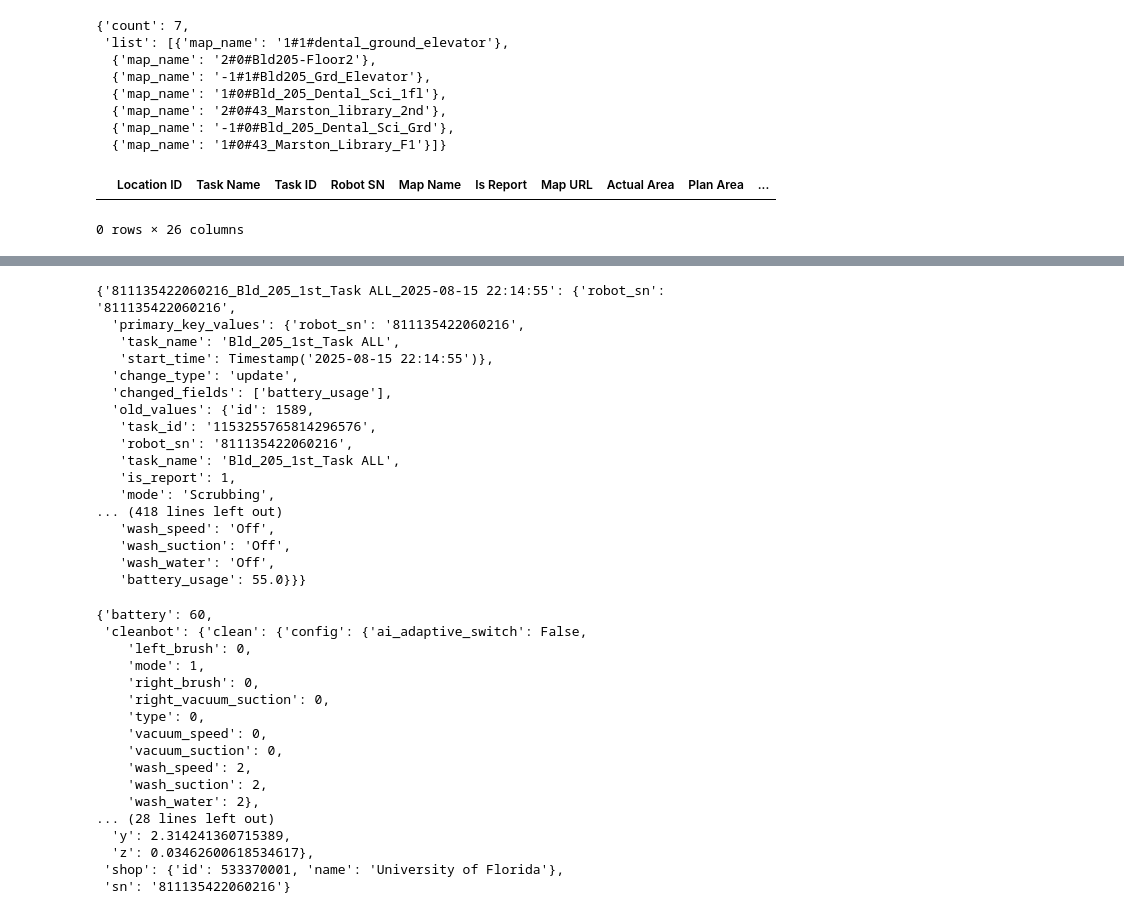
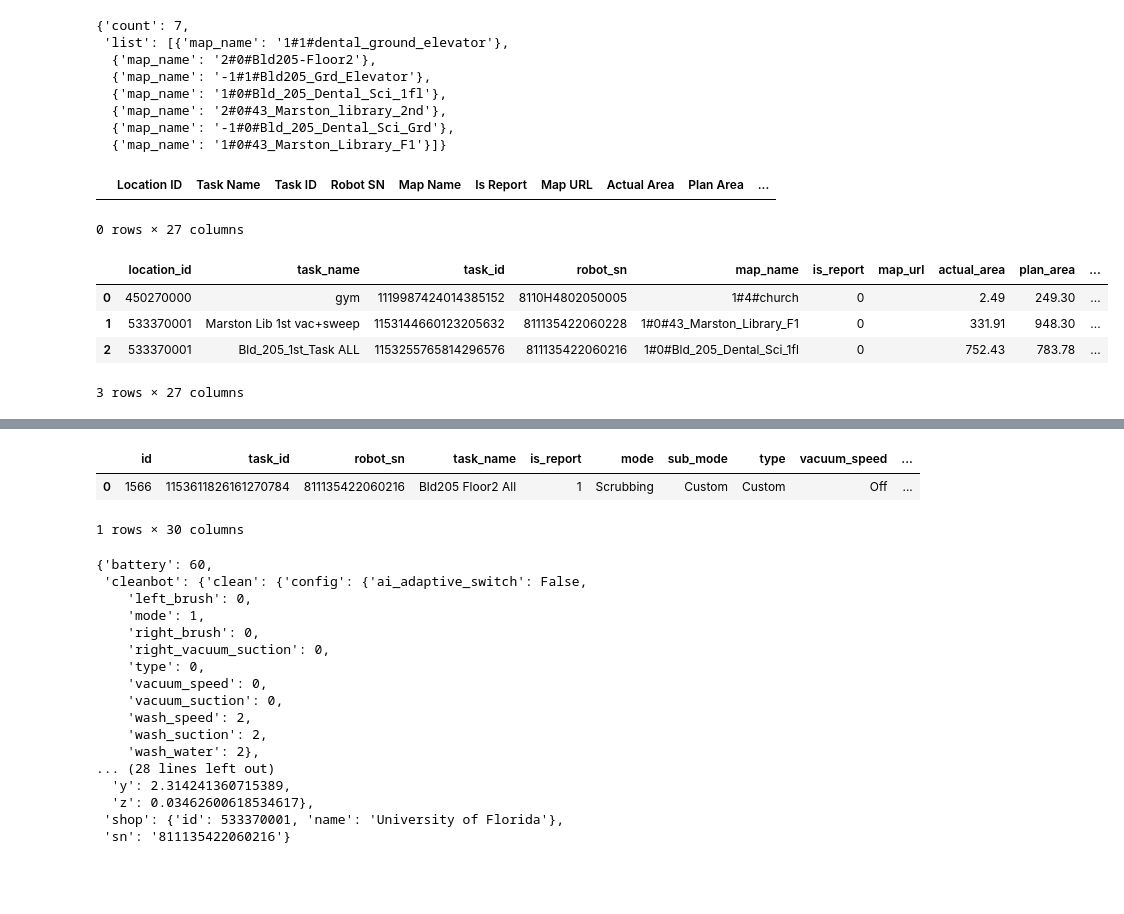
Before and after one commit to CarloCHEN/pudu_robot, a Jupyter notebook: src/ds.ipynb, the cells around one changed output, grey strips where cells are left out. Saved outputs shown, nothing was run; the diff lists cells and outputs as text; code cells hidden in the pictures; blank space fills up the shorter version.

```diff
--- a/src/ds.ipynb
+++ b/src/ds.ipynb
@@ -16,11 +16,19 @@ get_list_maps(shop_id=533370001)
   {'map_name': '-1#0#Bld_205_Dental_Sci_Grd'},
   {'map_name': '1#0#43_Marston_Library_F1'}]}
 # %%
-df = get_schedule_table(start_time='2025-08-18 00:00:00', end_time='2025-08-18 23:59:59')
+df = get_schedule_table(start_time='2025-08-20 00:00:00', end_time='2025-08-20 23:59:59')
 df
 # %% [output]
 |  | Location ID | Task Name | Task ID | Robot SN | Map Name | Is Report | Map URL | Actual Area | Plan Area | ... |
-0 rows × 26 columns
+0 rows × 27 columns
+# %%
+get_ongoing_tasks_table()
+# %% [output]
+|  | location_id | task_name | task_id | robot_sn | map_name | is_report | map_url | actual_area | plan_area | ... |
+| 0 | 450270000 | gym | 1119987424014385152 | 8110H4802050005 | 1#4#church | 0 |  | 2.49 | 249.30 | ... |
+| 1 | 533370001 | Marston Lib 1st vac+sweep | 1153144660123205632 | 811135422060228 | 1#0#43_Marston_Library_F1 | 0 |  | 331.91 | 948.30 | ... |
+| 2 | 533370001 | Bld_205_1st_Task ALL | 1153255765814296576 | 811135422060216 | 1#0#Bld_205_Dental_Sci_1fl | 0 |  | 752.43 | 783.78 | ... |
+3 rows × 27 columns
 # %%
 df = get_schedule_table(start_time='2025-08-15 00:00:00', end_time='2025-08-15 23:59:59')
 df.columns = [col.lower().replace(' ', '_') for col in df.columns]
@@ -43,4 +51,11 @@ table = RDSTable(
     fields=None,
     primary_keys=['robot_sn', 'task_name', 'start_time']
 )
+# %%
+df = table.query_data_as_df("SELECT * FROM mnt_robots_task")
+df.head(1)
+# %% [output]
+|  | id | task_id | robot_sn | task_name | is_report | mode | sub_mode | type | vacuum_speed | ... |
+| 0 | 1566 | 1153611826161270784 | 811135422060216 | Bld205 Floor2 All | 1 | Scrubbing | Custom | Custom | Off | ... |
+1 rows × 30 columns
 # %%
@@ -49,23 +67,3 @@ changes = detect_data_changes(table, data_list, table.primary_keys)
-# %%
-changes
-# %% [output]
-{'811135422060216_Bld_205_1st_Task ALL_2025-08-15 22:14:55': {'robot_sn': '811135422060216',
-  'primary_key_values': {'robot_sn': '811135422060216',
-   'task_name': 'Bld_205_1st_Task ALL',
-   'start_time': Timestamp('2025-08-15 22:14:55')},
-  'change_type': 'update',
-  'changed_fields': ['battery_usage'],
-  'old_values': {'id': 1589,
-   'task_id': '1153255765814296576',
-   'robot_sn': '811135422060216',
-   'task_name': 'Bld_205_1st_Task ALL',
-   'is_report': 1,
-   'mode': 'Scrubbing',
-... (418 lines left out)
-   'wash_speed': 'Off',
-   'wash_suction': 'Off',
-   'wash_water': 'Off',
-   'battery_usage': 55.0}}}
 # %%
 get_robot_details('811135422060216')
 # %% [output]
```
Also changed, not shown: parts of 2 cells of this notebook, 5 other files.
